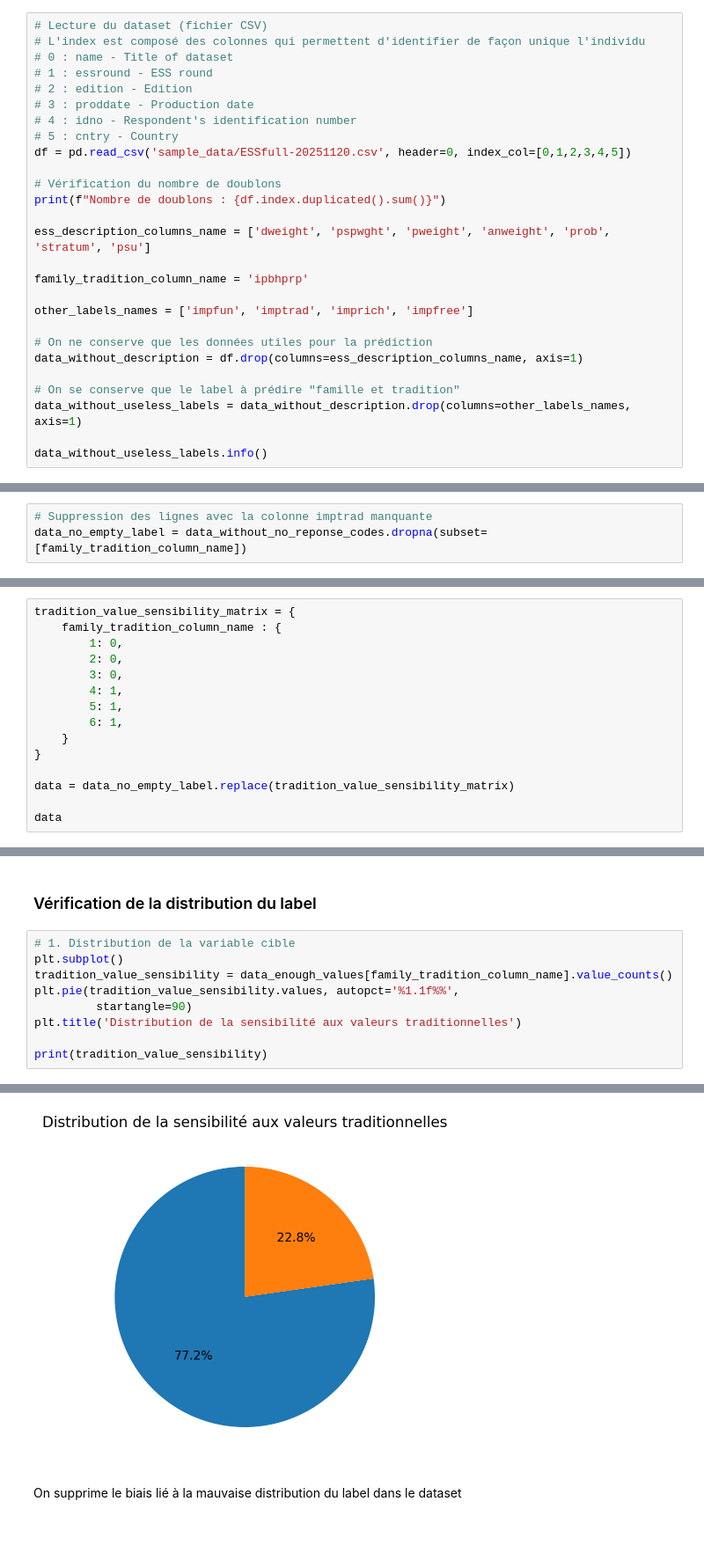
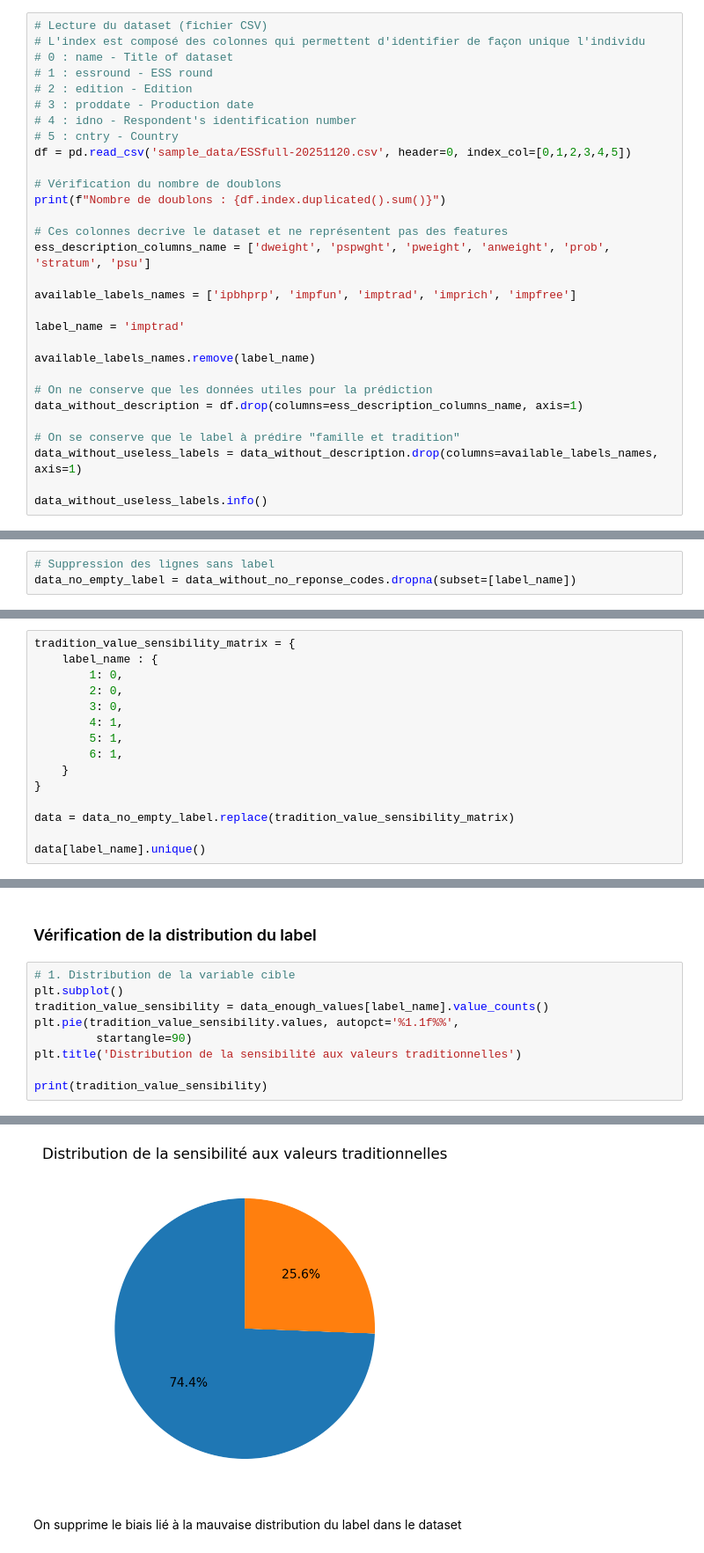
Before and after one commit to francisbonheur/alyra_projet_deep_learning, a Jupyter notebook: ML_detection_valeur_famille.ipynb, the cells around one changed output, grey strips where cells are left out. Shown at 88% size. Saved outputs shown, nothing was run; the diff lists cells and outputs as text.

```diff
--- a/ML_detection_valeur_famille.ipynb
+++ b/ML_detection_valeur_famille.ipynb
@@ -47,17 +47,20 @@ df = pd.read_csv('sample_data/ESSfull-20251120.csv', header=0, index_col=[0,1,2,
 # Vérification du nombre de doublons
 print(f"Nombre de doublons : {df.index.duplicated().sum()}")
 
+# Ces colonnes decrive le dataset et ne représentent pas des features
 ess_description_columns_name = ['dweight', 'pspwght', 'pweight', 'anweight', 'prob', 'stratum', 'psu']
 
-family_tradition_column_name = 'ipbhprp'
+available_labels_names = ['ipbhprp', 'impfun', 'imptrad', 'imprich', 'impfree']
 
-other_labels_names = ['impfun', 'imptrad', 'imprich', 'impfree']
+label_name = 'imptrad'
+
+available_labels_names.remove(label_name)
 
 # On ne conserve que les données utiles pour la prédiction
 data_without_description = df.drop(columns=ess_description_columns_name, axis=1)
 
 # On se conserve que le label à prédire "famille et tradition"
-data_without_useless_labels = data_without_description.drop(columns=other_labels_names, axis=1)
+data_without_useless_labels = data_without_description.drop(columns=available_labels_names, axis=1)
 
 data_without_useless_labels.info()
 # %% [output]
@@ -169,11 +151,11 @@ dict_valid_values = {
 # %%
-# Suppression des lignes avec la colonne imptrad manquante
-data_no_empty_label = data_without_no_reponse_codes.dropna(subset=[family_tradition_column_name])
+# Suppression des lignes sans label
+data_no_empty_label = data_without_no_reponse_codes.dropna(subset=[label_name])
 # %% [markdown]
 ### Simplification du problème (2 classes au lieu de 6)
 # %%
 tradition_value_sensibility_matrix = {
-    family_tradition_column_name : {
+    label_name : {
         1: 0,
         2: 0,
         3: 0,
@@ -185,5 +167,5 @@ tradition_value_sensibility_matrix = {
 
 data = data_no_empty_label.replace(tradition_value_sensibility_matrix)
 
-data
+data[label_name].unique()
 # %% [output]
@@ -543,7 +509,7 @@ dtype: float64
 # %%
 # 1. Distribution de la variable cible
 plt.subplot()
-tradition_value_sensibility = data_enough_values[family_tradition_column_name].value_counts()
+tradition_value_sensibility = data_enough_values[label_name].value_counts()
 plt.pie(tradition_value_sensibility.values, autopct='%1.1f%%',
          startangle=90)
 plt.title('Distribution de la sensibilité aux valeurs traditionnelles')
@@ -556,5 +522,5 @@ ipbhprp
 Name: count, dtype: int64
-[figure, old version]
+[figure, new version]
 # %% [markdown]
 On supprime le biais lié à la mauvaise distribution du label dans le dataset
 # %%
```
Also changed, not shown: parts of 21 cells of this notebook.
